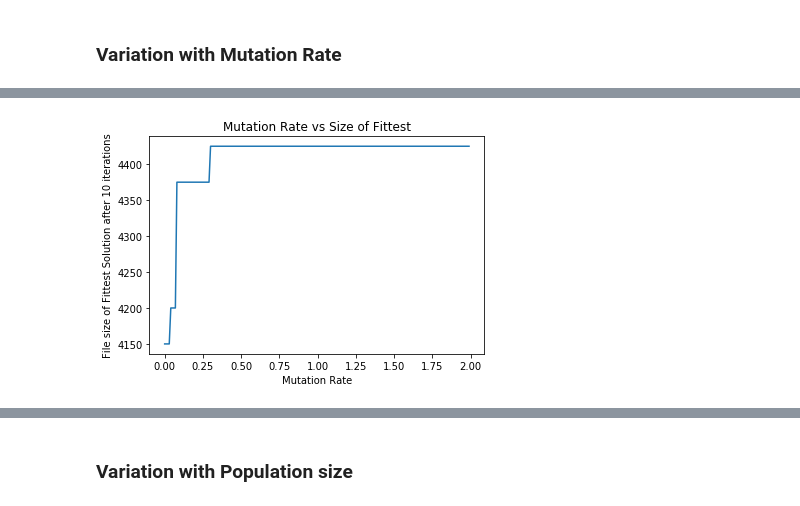
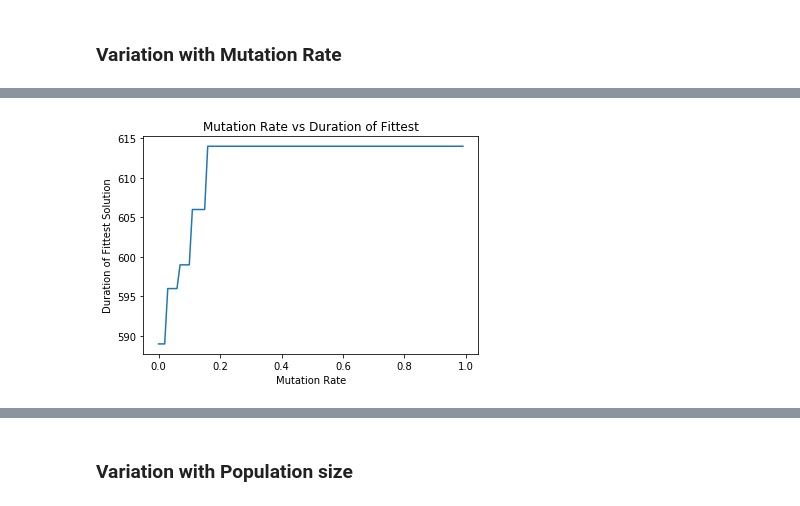
Before and after one commit to adhishagc/Genetic-Algorithm-using-Python-Example, a Jupyter notebook: Genetic_Algorithm_Assignment.ipynb, the cells around one changed output, grey strips where cells are left out. Saved outputs shown, nothing was run; the diff lists cells and outputs as text; code cells hidden in the pictures.

```diff
--- a/Genetic_Algorithm_Assignment.ipynb
+++ b/Genetic_Algorithm_Assignment.ipynb
@@ -144,0 +151,6 @@ def EvaluateFitness(chromosome,df,popSize):
+# %%
+popSize = 60
+
+#creation of population of Chromosomes
+chromosome = createInitPop(popSize)
+fitness, totFileSize = EvaluateFitness(chromosome,df,popSize)
@@ -464,7 +555,7 @@ def trainModel(n,n_point,p_c,p_m):
 # %%
 #SCENE 01
 #population size
-popSize = 60
+popSize = 50
 
 #creation of population of Chromosomes
 chromosome = createInitPop(popSize)
@@ -824,8 +1028,9 @@ pop_1 = chromosome
 # %%
 best_vals_size = [ ]
 best_vals_duration = [ ]
+best_vals_fitness = [ ]
 iteration_pm = 10
 start =0
-end = 2
+end = 1
 step = 0.01
 get_avg_best_pm_var(start,end,step,pop_1)
@@ -832,9 +1065,9 @@ get_avg_best_pm_var(start,end,step,pop_1)
 # %%
-plt.plot([x for x in frange(start,end,step)],best_vals_size)
-plt.title("Mutation Rate vs Size of Fittest")
+plt.plot([x for x in frange(start,end,step)],best_vals_duration)
+plt.title("Mutation Rate vs Duration of Fittest")
 plt.xlabel("Mutation Rate")
-plt.ylabel("File size of Fittest Solution after 10 iterations")
-plt.savefig('size-mutation-rate.pdf')
+plt.ylabel("Duration of Fittest Solution")
+plt.savefig('mr-duration.pdf')
 # %% [output]
-[figure, old version]
+[figure, new version]
 # %%
```
Also changed, not shown: parts of 72 cells of this notebook.
